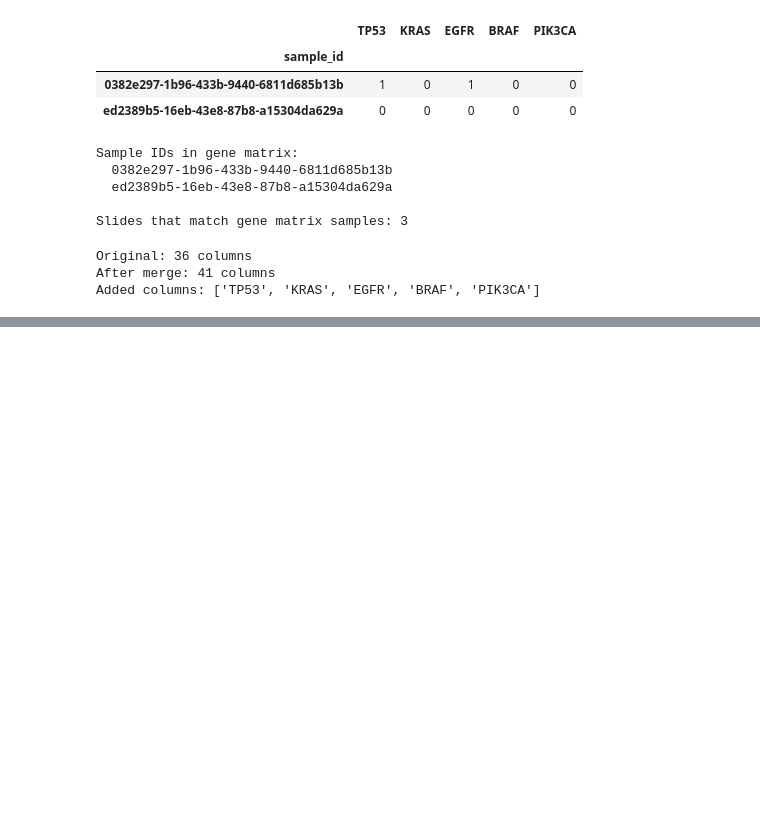
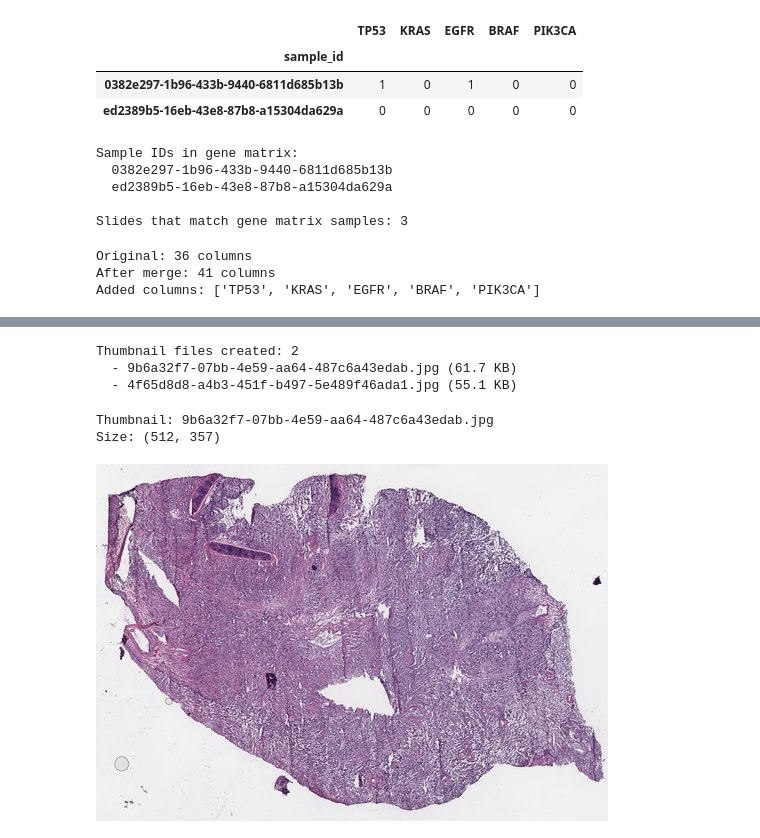
Before and after one commit to DaneshjouLab/med-reduce, a Jupyter notebook: src/data/tcga/notebooks/tutorial_two_etl.ipynb, the cells around one changed output, grey strips where cells are left out. Cells and saved outputs as stored; diff of their text form; code cells hidden in the pictures; blank space fills up the shorter version.

```diff
--- a/src/data/tcga/notebooks/tutorial_two_etl.ipynb
+++ b/src/data/tcga/notebooks/tutorial_two_etl.ipynb
@@ -648,0 +746,24 @@ print(f"Loaded: {gm_loaded}")
+# %%
+# Verify thumbnails were created
+thumbnail_files = list(config.thumbnails_dir.glob("*.jpg"))
+print(f"Thumbnail files created: {len(thumbnail_files)}")
+for t in thumbnail_files:
+    print(f"  - {t.name} ({t.stat().st_size / 1024:.1f} KB)")
+# %% [output]
+Thumbnail files created: 2
+  - 9b6a32f7-07bb-4e59-aa64-487c6a43edab.jpg (61.7 KB)
+  - 4f65d8d8-a4b3-451f-b497-5e489f46ada1.jpg (55.1 KB)
+# %%
+# Display a thumbnail (if any were created)
+if thumbnail_files:
+    from PIL import Image
+    from IPython.display import display
+
+    img = Image.open(thumbnail_files[0])
+    print(f"Thumbnail: {thumbnail_files[0].name}")
+    print(f"Size: {img.size}")
+    display(img)
+# %% [output]
+Thumbnail: 9b6a32f7-07bb-4e59-aa64-487c6a43edab.jpg
+Size: (512, 357)
+[figure, added]
```
Also changed, not shown: parts of 8 cells of this notebook, 6 other files.
